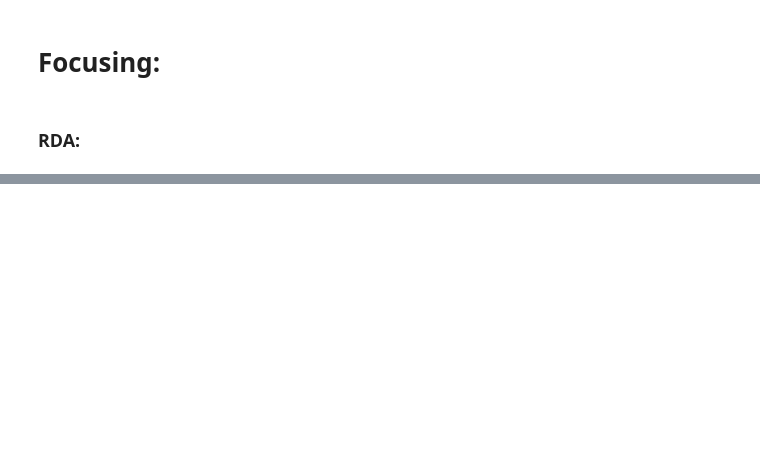
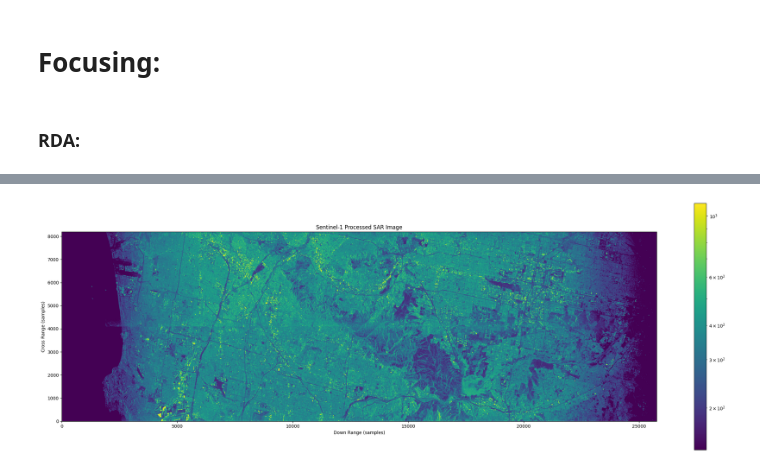
Before and after one commit to sirbastiano/AutoFocusNet, a Jupyter notebook: 2 - DecodeFocus-Parallel.ipynb, the cells around one changed output, grey strips where cells are left out. Saved outputs shown, nothing was run; the diff lists cells and outputs as text; code cells hidden in the pictures; blank space fills up the shorter version.

```diff
--- a/2 - DecodeFocus-Parallel.ipynb
+++ b/2 - DecodeFocus-Parallel.ipynb
@@ -46,7 +46,7 @@ def get_RDA(radar_slice, ephemeris, metadata_slice):
 
 def process_radar_data(slice_start, slice_end, radar_data, ephemeris, metadata):
     logging.info(f'Processing slice from {slice_start} to {slice_end}')
-    radar_slice = copy.deepcopy(radar_data[slice_start:slice_end, :])
+    radar_slice = radar_data[slice_start:slice_end, :]
     metadata_slice = copy.deepcopy(metadata[slice_start:slice_end])
     ephemeris = copy.deepcopy(ephemeris)
     # Ensure that radar_processor is created fresh for each thread to avoid sharing issues
@@ -59,7 +59,7 @@ def process_radar_data(slice_start, slice_end, radar_data, ephemeris, metadata):
 
 def parallel_process(radar_data, ephemeris, metadata, slice_size = 4096, n_jobs = 6):
     num_slices = radar_data.shape[0] // slice_size
-    results = Parallel(n_jobs=n_jobs,prefer='threads' ,verbose=10)(delayed(process_radar_data)(i * slice_size, (i + 1) * slice_size, radar_data, ephemeris, metadata) for i in range(num_slices))
+    results = Parallel(n_jobs=n_jobs,prefer='threads' ,verbose=10)(delayed(process_radar_data)(i * slice_size, (i + 1) * slice_size, radar_data, ephemeris, metadata) for i in range(2))
     return results
 # %%
 pkt_n = 1
@@ -76,4 +98,6 @@ results = parallel_process(radar_data, ephemeris, metadata, slice_size, n_jobs)
 # %%
 import numpy as np
 
-plot_with_cdf(np.vstack(list(results[k] for k in range(3))), (50,10))
+plot_with_cdf(np.vstack(list(results[k] for k in range(2))), (30,10))
+# %% [output]
+[figure, added]
```
Also changed, not shown: parts of 1 cell of this notebook.
